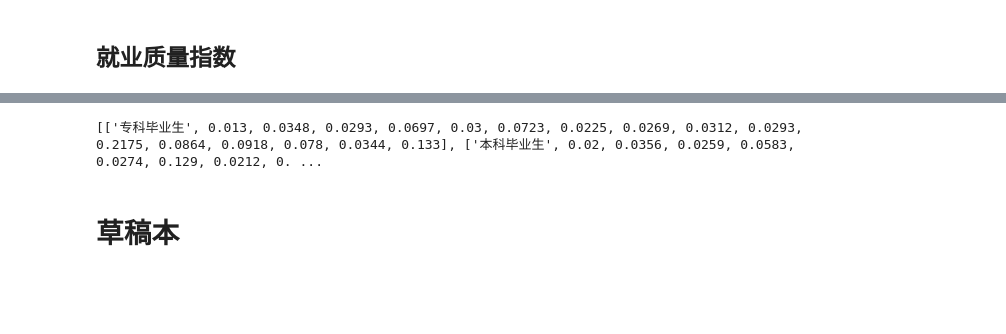
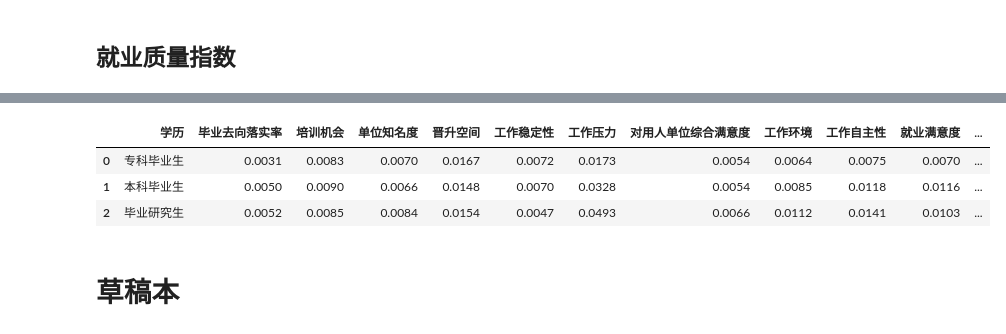
Before and after one commit to longxinke2/myCode, a Jupyter notebook: 练习与备忘录.ipynb, the cells around one changed output, grey strips where cells are left out. Cells and saved outputs as stored; diff of their text form; code cells hidden in the pictures; blank space fills up the shorter version.

```diff
--- a/练习与备忘录.ipynb
+++ b/练习与备忘录.ipynb
@@ -7,0 +210,10 @@
+# %%
+b=a.copy()
+# %%
+for i in range(26):
+    for j in range(26):
+        if b[i,j]==1:
+            for k in range(26):
+                if a[i,k]==1 and a[k,j]==1:
+                    b[i,j]=0
+                    print(1)
@@ -7,0 +259,8 @@
+# %%
+import numpy as np
+a = np.zeros((len(group),len(group)),dtype=np.int16)
+
+for i in range(len(group)):
+    for j in range(len(group)):
+        if group[i][1] in group[j][2] and i!=j:
+            a[i,j]=1
@@ -171,14 +503,18 @@ def cal_weight(data):
 # %%
 group =[]
 for i in data['学历'].unique():
-    df = data[data['学历']==i].drop(columns=['就业公平性'])
+    df = data[data['学历']==i].drop(columns=['升学率','就业公平性','五百强就业率','基层就业率'])
     df = df.iloc[:,start:]
     df.fillna(df.mean(),inplace=True)
     group.append([i,*(cal_weight(df))])
+pd.DataFrame(group,columns=data.drop(columns=['升学率','就业公平性','五百强就业率','基层就业率']).iloc[:,start-1:].columns).to_excel('E:/桌面/权重.xlsx')
-# %%
-print(group)
-# %% [output]
-[['专科毕业生', 0.013, 0.0348, 0.0293, 0.0697, 0.03, 0.0723, 0.0225, 0.0269, 0.0312, 0.0293, 0.2175, 0.0864, 0.0918, 0.078, 0.0344, 0.133], ['本科毕业生', 0.02, 0.0356, 0.0259, 0.0583, 0.0274, 0.129, 0.0212, 0. ...
+# %%
+pd.DataFrame(group,columns=data.iloc[:,3:].drop(columns=['就业公平性']).columns)
+# %% [output]
+|  | 学历 | 毕业去向落实率 | 培训机会 | 单位知名度 | 晋升空间 | 工作稳定性 | 工作压力 | 对用人单位综合满意度 | 工作环境 | 工作自主性 | 就业满意度 | ... |
+| 0 | 专科毕业生 | 0.0031 | 0.0083 | 0.0070 | 0.0167 | 0.0072 | 0.0173 | 0.0054 | 0.0064 | 0.0075 | 0.0070 | ... |
+| 1 | 本科毕业生 | 0.0050 | 0.0090 | 0.0066 | 0.0148 | 0.0070 | 0.0328 | 0.0054 | 0.0085 | 0.0118 | 0.0116 | ... |
+| 2 | 毕业研究生 | 0.0052 | 0.0085 | 0.0084 | 0.0154 | 0.0047 | 0.0493 | 0.0066 | 0.0112 | 0.0141 | 0.0103 | ... |
 # %%
 pd.DataFrame(group,columns=data.iloc[:,3:].drop(columns=['就业公平性']).columns).to_excel('E:/桌面/lxk.xlsx')
 # %% [markdown]
```
Also changed, not shown: parts of 40 cells of this notebook, 6 other files.
